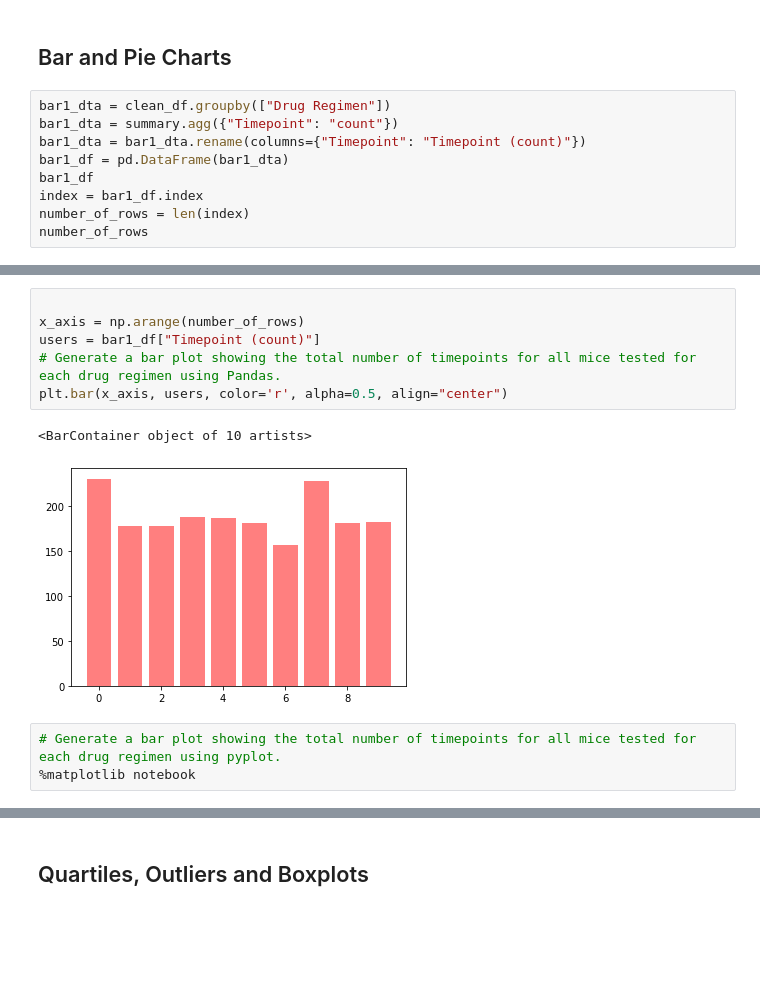
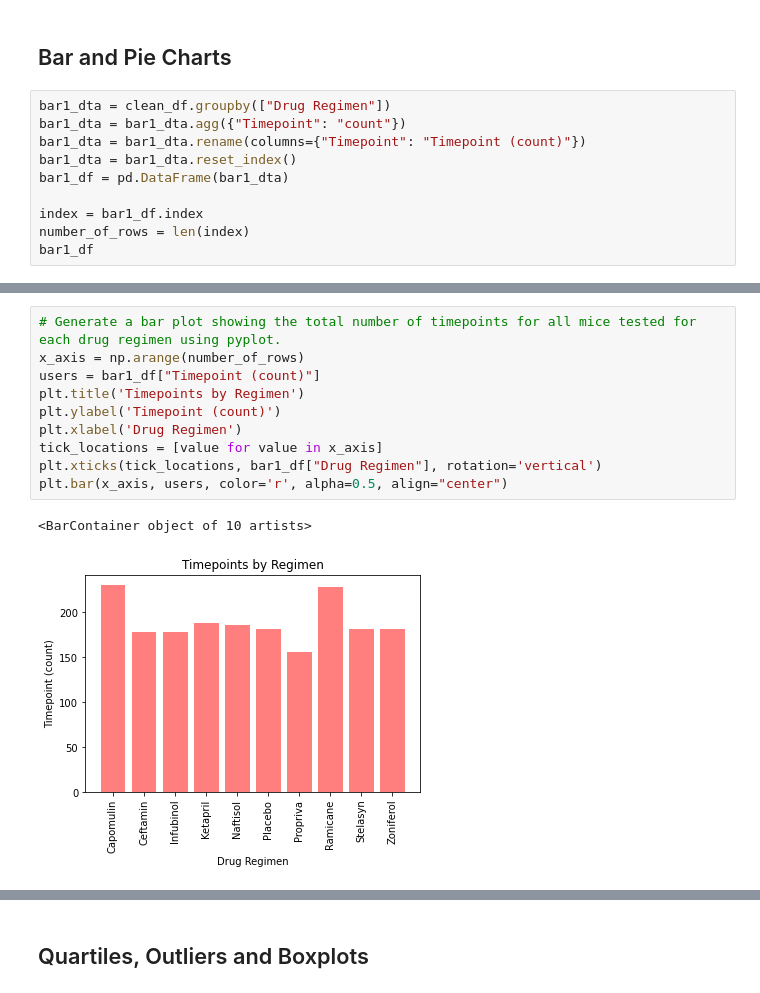
Before and after one commit to navistar792/pymaceuticals-challenge, a Jupyter notebook: pymaceuticals_starter.ipynb, the cells around one changed output, grey strips where cells are left out. Drawn from its saved outputs; the diff is of its cells as text; blank space fills up the shorter version.

```diff
--- a/pymaceuticals_starter.ipynb
+++ b/pymaceuticals_starter.ipynb
@@ -159,11 +164,12 @@ Name: Tumor Volume (mm3), dtype: float64
 ## Bar and Pie Charts
 # %%
 bar1_dta = clean_df.groupby(["Drug Regimen"])
-bar1_dta = summary.agg({"Timepoint": "count"})
+bar1_dta = bar1_dta.agg({"Timepoint": "count"})
 bar1_dta = bar1_dta.rename(columns={"Timepoint": "Timepoint (count)"})
+bar1_dta = bar1_dta.reset_index()
 bar1_df = pd.DataFrame(bar1_dta)
-bar1_df
+
 index = bar1_df.index
 number_of_rows = len(index)
-number_of_rows
+bar1_df
 # %% [output]
@@ -171,12 +201,13 @@ number_of_rows
 # %%
-
+# Generate a bar plot showing the total number of timepoints for all mice tested for each drug regimen using pyplot.
 x_axis = np.arange(number_of_rows)
 users = bar1_df["Timepoint (count)"]
-# Generate a bar plot showing the total number of timepoints for all mice tested for each drug regimen using Pandas.
+plt.title('Timepoints by Regimen')
+plt.ylabel('Timepoint (count)')
+plt.xlabel('Drug Regimen')
+tick_locations = [value for value in x_axis]
+plt.xticks(tick_locations, bar1_df["Drug Regimen"], rotation='vertical')
 plt.bar(x_axis, users, color='r', alpha=0.5, align="center")
 # %% [output]
 <BarContainer object of 10 artists>
-[figure, old version]
+[figure, new version]
-# %%
-# Generate a bar plot showing the total number of timepoints for all mice tested for each drug regimen using pyplot.
-%matplotlib notebook
```
Also changed, not shown: parts of 8 cells of this notebook.
